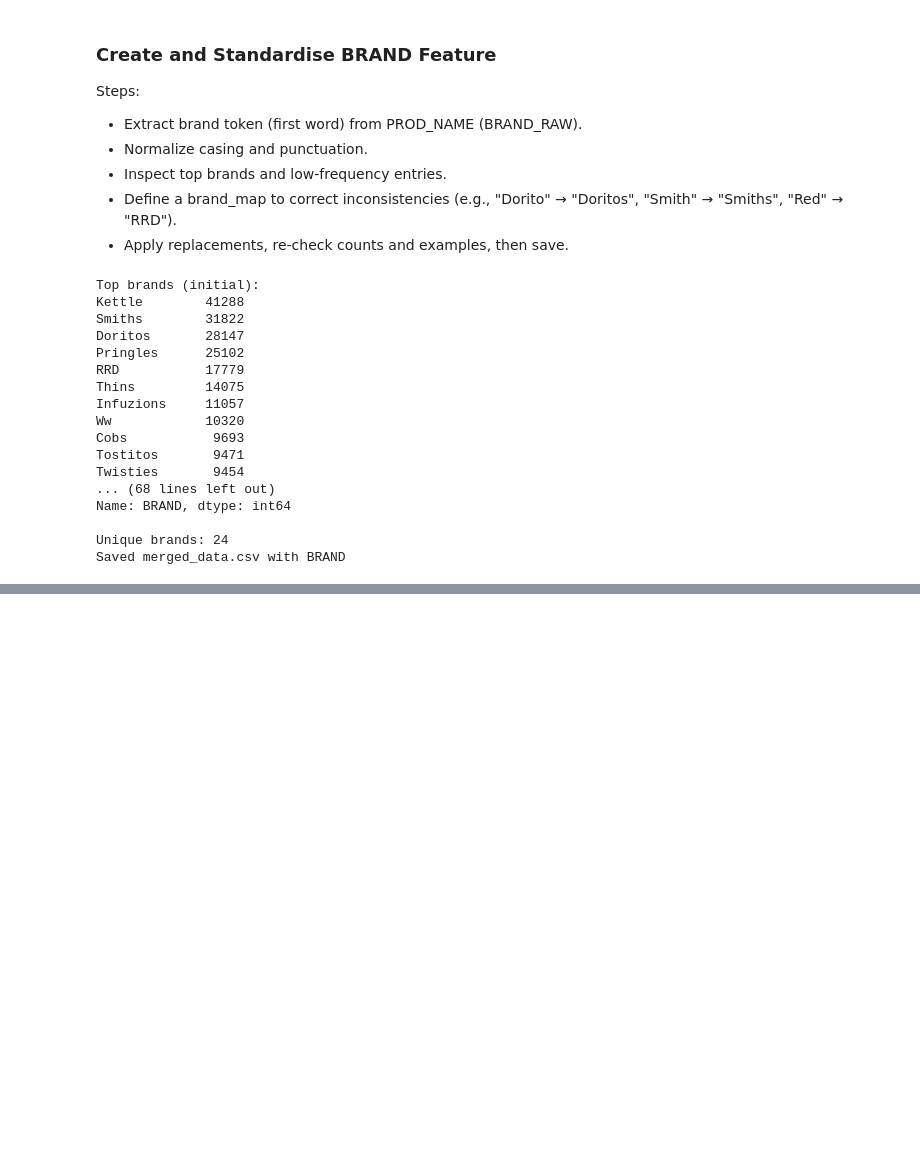
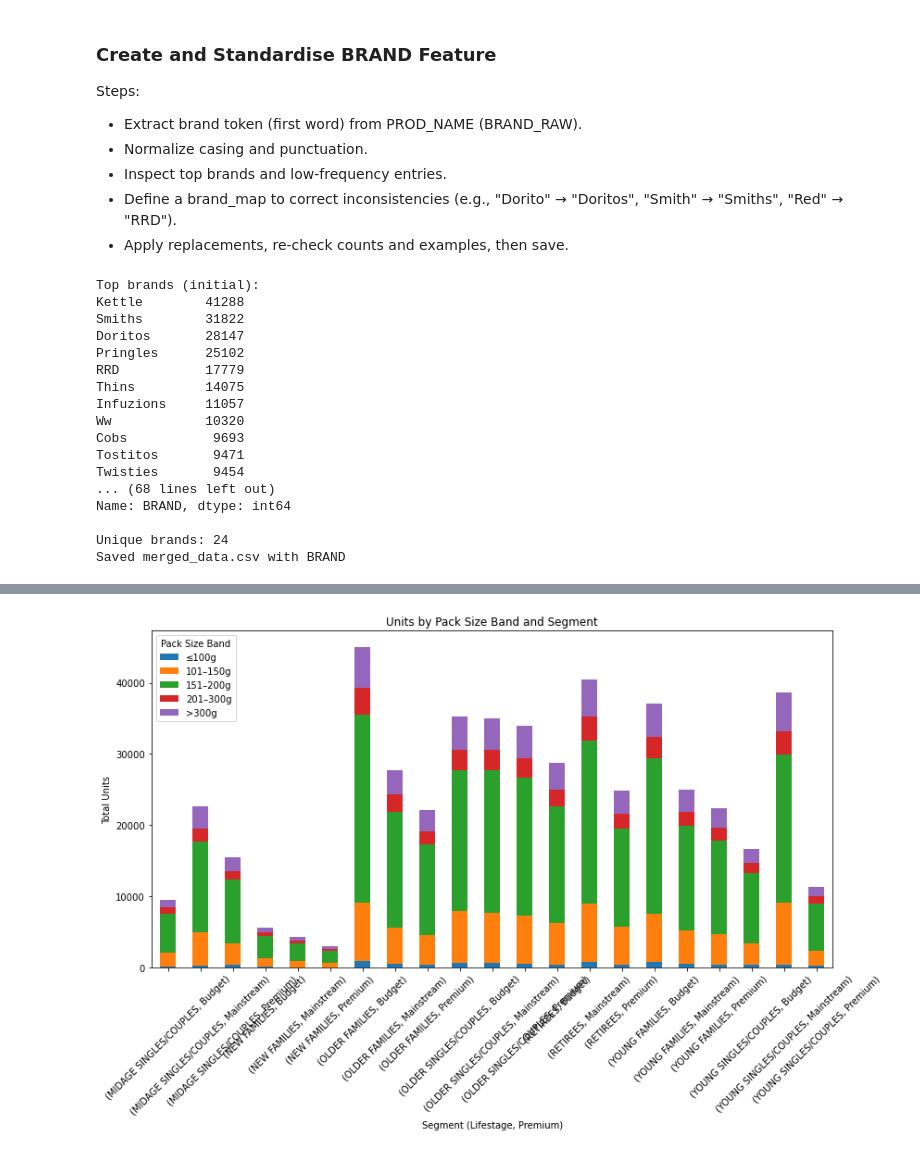
Before and after one commit to JanickVision27/Quantium_DataAnalysis_Project, a Jupyter notebook: Data Analysis First Section.ipynb, the cells around one changed output, grey strips where cells are left out. Cells and saved outputs as stored; diff of their text form; code cells hidden in the pictures; blank space fills up the shorter version.

```diff
--- a/Data Analysis First Section.ipynb
+++ b/Data Analysis First Section.ipynb
@@ -548,0 +660,82 @@ Saved merged_data.csv with BRAND
+# %%
+import pandas as pd
+import matplotlib.pyplot as plt
+import seaborn as sns
+import re
+
+# Load merged_df
+merged_df = pd.read_csv('merged_data.csv')
+
+# Ensure BRAND exists (from previous steps)
+if 'BRAND' not in merged_df.columns:
+    raise ValueError("BRAND column not found. Run the brand creation cell first.")
+
+# Fill missing segments
+merged_df['LIFESTAGE'] = merged_df['LIFESTAGE'].fillna('Unknown')
+merged_df['PREMIUM_CUSTOMER'] = merged_df['PREMIUM_CUSTOMER'].fillna('Unknown')
+
+# Extract PACK_SIZE from PROD_NAME (assuming format like "175g ..." or "150g")
+def extract_pack_size(prod_name):
+    match = re.search(r'(\d+)(g|kg)', prod_name, re.IGNORECASE)
+    if match:
+        num = int(match.group(1))
+        unit = match.group(2).lower()
+        if unit == 'kg':
+            num *= 1000  # convert to grams
+        return num
+    return None
+
+merged_df['PACK_SIZE'] = merged_df['PROD_NAME'].apply(extract_pack_size)
+
+# Drop rows with missing pack size if any
+merged_df = merged_df.dropna(subset=['PACK_SIZE'])
+
+# 1) Average and median pack size by segment
+pack_stats = merged_df.groupby(['LIFESTAGE', 'PREMIUM_CUSTOMER'])['PACK_SIZE'].agg(['mean', 'median']).reset_index()
+pack_stats.columns = ['LIFESTAGE', 'PREMIUM_CUSTOMER', 'AVG_PACK_SIZE', 'MEDIAN_PACK_SIZE']
+print("Pack size stats by segment:")
+print(pack_stats)
+
+# Save to CSV
+pack_stats.to_csv('pack_size_stats_by_segment.csv', index=False)
+
+# 2) Pack size bands
+bins = [0, 100, 150, 200, 300, float('inf')]
+labels = ['≤100g', '101–150g', '151–200g', '201–300g', '>300g']
+merged_df['PACK_SIZE_BAND'] = pd.cut(merged_df['PACK_SIZE'], bins=bins, labels=labels, right=False)
+
+# Count units per band by segment
+units_by_band = (
+    merged_df.groupby(['LIFESTAGE', 'PREMIUM_CUSTOMER', 'PACK_SIZE_BAND'])['PROD_QTY']
+    .sum()
+    .reset_index(name='TOTAL_UNITS')
+)
+
+print("\nUnits by pack size band and segment:")
+print(units_by_band.head(50))
+
+# Save full units by band
+units_by_band.to_csv('units_by_pack_size_band.csv', index=False)
+
+# Stacked bar chart: units by band per segment
+pivot_units = units_by_band.pivot_table(index=['LIFESTAGE', 'PREMIUM_CUSTOMER'], columns='PACK_SIZE_BAND', values='TOTAL_UNITS', fill_value=0)
+pivot_units.plot(kind='bar', stacked=True, figsize=(12, 8))
+plt.title('Units by Pack Size Band and Segment')
+plt.xlabel('Segment (Lifestage, Premium)')
+plt.ylabel('Total Units')
+plt.xticks(rotation=45)
+plt.legend(title='Pack Size Band')
+plt.tight_layout()
+plt.show()
+
+# Optional: Sales by band
+sales_by_band = (
+    merged_df.groupby(['LIFESTAGE', 'PREMIUM_CUSTOMER', 'PACK_SIZE_BAND'])['TOT_SALES']
+    .sum()
+    .reset_index(name='TOTAL_SALES')
+)
+sales_by_band.to_csv('sales_by_pack_size_band.csv', index=False)
+
+# Save updated merged_df with PACK_SIZE
+merged_df.to_csv('merged_data.csv', index=False)
+# %% [output]
@@ -548,0 +759 @@ Saved merged_data.csv with BRAND
+[figure, added]
```
Also changed, not shown: parts of 4 cells of this notebook, 8 other files.
